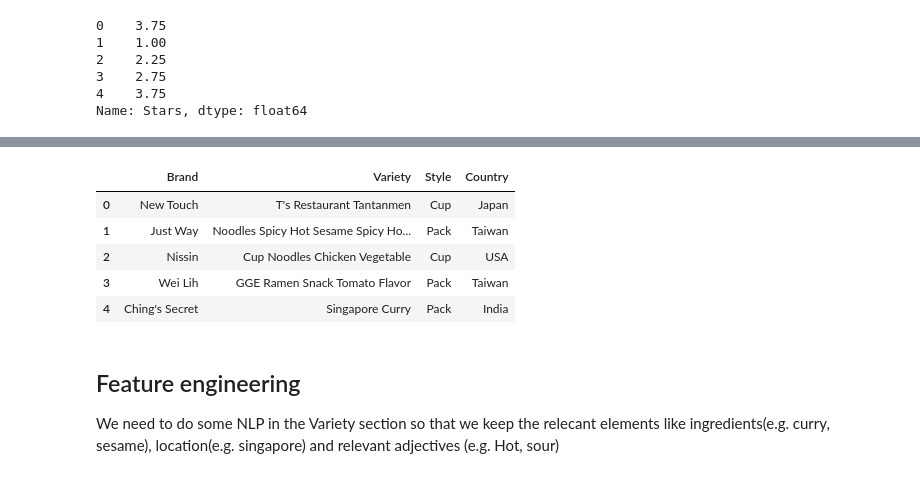
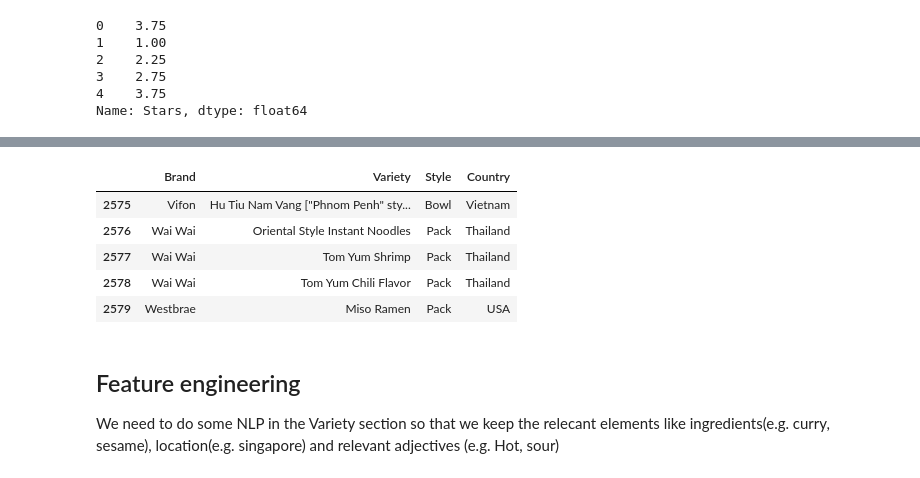
Before and after one commit to Vanderscycle/ramenML, a Jupyter notebook: notebooks/exploratory.ipynb, the cells around one changed output, grey strips where cells are left out. Saved outputs shown, nothing was run; the diff lists cells and outputs as text; code cells hidden in the pictures.

```diff
--- a/notebooks/exploratory.ipynb
+++ b/notebooks/exploratory.ipynb
@@ -67,3 +74,5 @@ We are dropping the review # column because it doesn't provide any relevant info
+# %%
+df = df.fillna(method='ffill')
 # %%
 def cleanStars(value):
     if value == 'Unrated':
@@ -96,12 +140,12 @@ Name: Stars, dtype: float64
 # %%
-df.head()
+df.tail()
 # %% [output]
 |  | Brand | Variety | Style | Country |
-| 0 | New Touch | T's Restaurant Tantanmen | Cup | Japan |
-| 1 | Just Way | Noodles Spicy Hot Sesame Spicy Ho... | Pack | Taiwan |
-| 2 | Nissin | Cup Noodles Chicken Vegetable | Cup | USA |
-| 3 | Wei Lih | GGE Ramen Snack Tomato Flavor | Pack | Taiwan |
-| 4 | Ching's Secret | Singapore Curry | Pack | India |
+| 2575 | Vifon | Hu Tiu Nam Vang ["Phnom Penh" sty... | Bowl | Vietnam |
+| 2576 | Wai Wai | Oriental Style Instant Noodles | Pack | Thailand |
+| 2577 | Wai Wai | Tom Yum Shrimp | Pack | Thailand |
+| 2578 | Wai Wai | Tom Yum Chili Flavor | Pack | Thailand |
+| 2579 | Westbrae | Miso Ramen | Pack | USA |
 # %% [markdown]
 ## Feature engineering
 
```
Also changed, not shown: parts of 12 cells of this notebook, 1 other file.
